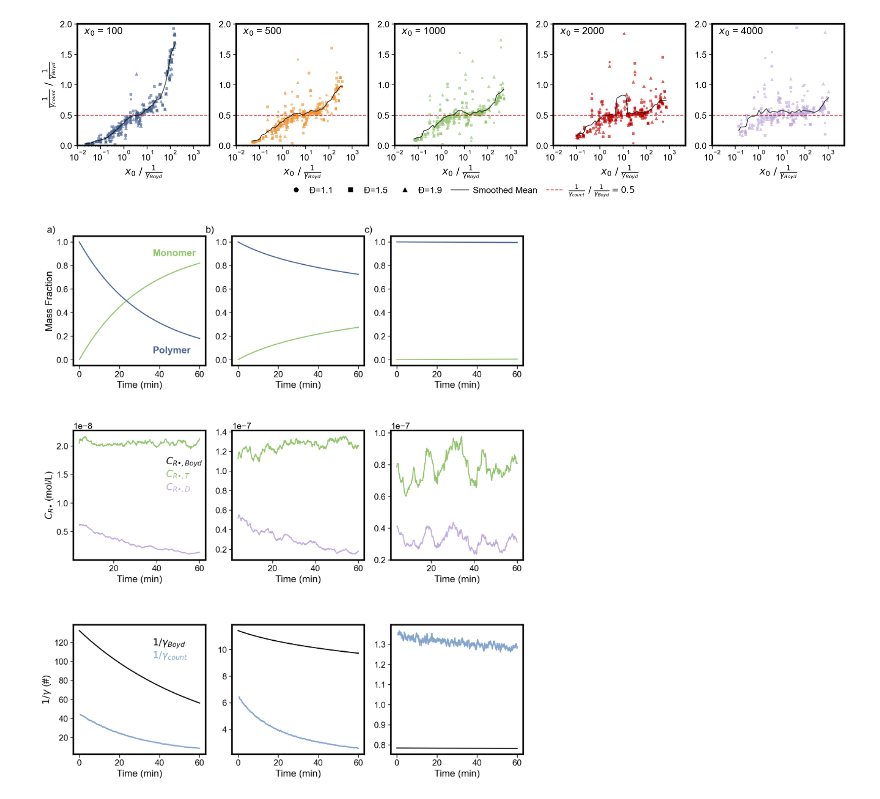
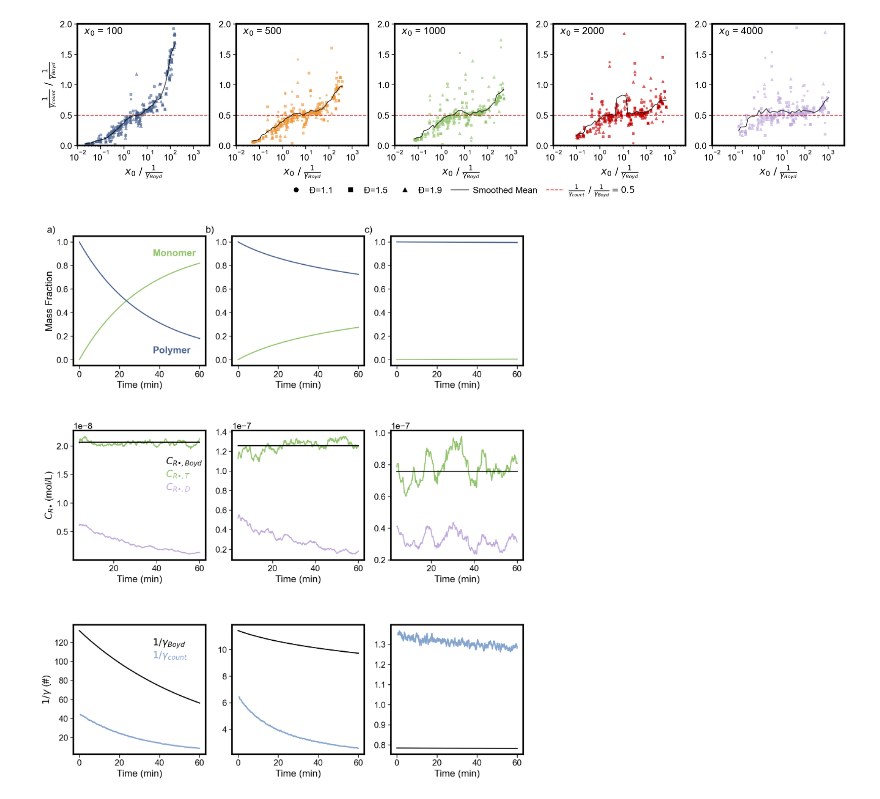
Before and after one commit to broadbelt-group/zip-length-study, a Jupyter notebook: paper_analysis/plot_figures.ipynb, the cells around one changed output. Saved outputs shown, nothing was run; the diff lists cells and outputs as text; code cells hidden in the pictures.

```diff
--- a/paper_analysis/plot_figures.ipynb
+++ b/paper_analysis/plot_figures.ipynb
@@ -1087,10 +1087,12 @@ for name, [i, data, df, label] in case_dict.items():
                         label=r'$C_{R•,D}$', c=cdict['lightpurple'])
     l2, = ax[1][i].plot(df['Time (min)'], df["Radical Conc RR"].rolling(window=timewindow).mean(),
                         label=r'$C_{R•,T}$', c=cdict['green'])
+    l3, = ax[1][i].plot(df['Time (min)'], df["Radical Conc [Eq 10b] Mod d(t)"].rolling(window=timewindow).mean(),
+                        label=r'$C_{R•,T}$', c='k')
 
     ax[1][i].set_xlabel("Time (min)")
     if i == 0:
-        legend_handles[1] = [l1, l2]
+        legend_handles[1] = [l1, l2, l3]
         legend_labels[1]  = [r'$C_{R•,D}$', r'$C_{R•,T}$', r"$C_{R•,Boyd}$"]
 
     # Row 2: Zip length
@@ -1099,34 +1101,32 @@ for name, [i, data, df, label] in case_dict.items():
                         label=r'$1/\gamma_{Boyd}$', c='k')
     l2, = ax[2][i].plot(data['zip_length_df']['Zip End Time (s)'] / 60,
                         data['zip_length_df']['Zip Length (#)'].rolling(window=win).mean(),
                         label=r'$1/\gamma_{count}$', c=cdict['lightblue'])
-    # l3, = ax[2][i].plot(df['Time (min)'].iloc[1:], df['2a'].iloc[1:].rolling(window=30).mean(),
-    #                     label=r'$1/\gamma_{ratio}$', linestyle='--', c=cdict['purple2'])
+
     ax[2][i].set_xlabel("Time (min)")
     if i == 0:
         legend_handles[2] = [l1, l2]
         legend_labels[2]  = [r'$1/\gamma_{Boyd}$', r'$1/\gamma_{count}$']
 
 # Subplot labels
 ax[0][0].text(-0.2, 1.08, 'a)', transform=ax[0][0].transAxes, va='top', ha='left')
 ax[0][1].text(-0.2, 1.08, 'b)', transform=ax[0][1].transAxes, va='top', ha='left')
 ax[0][2].text(-0.2, 1.08, 'c)', transform=ax[0][2].transAxes, va='top', ha='left')
 
 # Inline labels row 0
 ax[0][0].text(0.6, 0.15, "Polymer", transform=ax[0][0].transAxes, va='top', ha='left', c=cdict['darkblue'], fontweight='bold')
 ax[0][0].text(0.6, 0.9, "Monomer", transform=ax[0][0].transAxes, va='top', ha='left', c=cdict['green'], fontweight='bold')
 
 # Inline labels row 1
 ax[1][0].text(0.7, 0.8, r'$C_{R•,Boyd}$', transform=ax[1][0].transAxes, va='top', ha='left', c=cdict['black'], fontweight='bold')
 ax[1][0].text(0.7, 0.7, r'$C_{R•,T}$', transform=ax[1][0].transAxes, va='top', ha='left', c=cdict['green'], fontweight='bold')
 ax[1][0].text(0.7, 0.6, r'$C_{R•,D}$', transform=ax[1][0].transAxes, va='top', ha='left', c=cdict['lightpurple'], fontweight='bold')
 
 # Inline labels row 2
 ax[2][0].text(0.6, 0.9, r'$1/\gamma_{Boyd}$', transform=ax[2][0].transAxes, va='top', ha='left', c=cdict['black'], fontweight='bold')
 ax[2][0].text(0.6, 0.8, r'$1/\gamma_{count}$', transform=ax[2][0].transAxes, va='top', ha='left', c=cdict['lightblue'], fontweight='bold')
-# ax[2][0].text(0.2, 0.7, r'$1/\gamma_{ratio}$', transform=ax[2][0].transAxes, va='top', ha='left', c=cdict['purple2'], fontweight='bold')
 
 plt.savefig(f"fig_pdfs/figS4_radicals_scheme2.pdf", dpi=300, bbox_inches='tight')
 plt.show()
 # %% [output]
-[figure, old version]
+[figure, new version]
```
Also changed, not shown: 1 other file.
